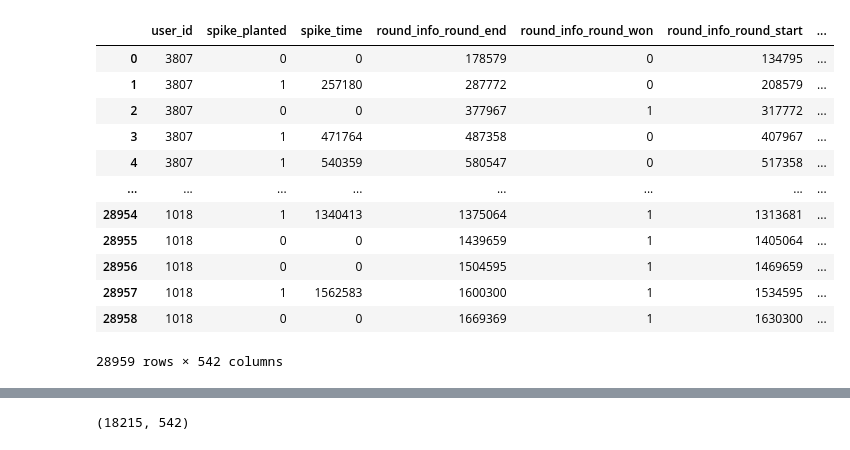
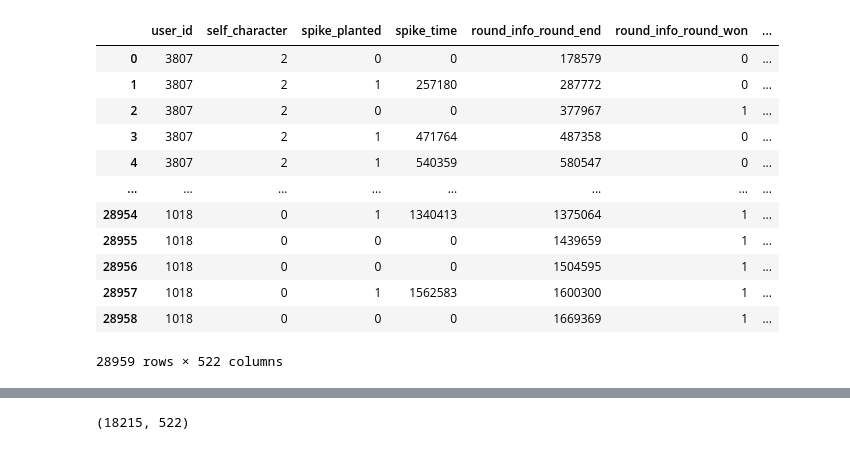
Before and after one commit to sophiacofone/valorant_omnic, a Jupyter notebook: notebooks/cluster.ipynb, the cells around one changed output, grey strips where cells are left out. Saved outputs shown, nothing was run; the diff lists cells and outputs as text; code cells hidden in the pictures.

```diff
--- a/notebooks/cluster.ipynb
+++ b/notebooks/cluster.ipynb
@@ -5,22 +5,22 @@ from sklearn.manifold import TSNE
 import matplotlib.pyplot as plt
 from sklearn.preprocessing import StandardScaler
 # %%
-df = pd.read_csv('wl_alldf_prepro_data.csv')
+df = pd.read_csv('roles_alldf_prepro_data.csv')
 df
 # %% [output]
-|  | user_id | spike_planted | spike_time | round_info_round_end | round_info_round_won | round_info_round_start | ... |
-| 0 | 3807 | 0 | 0 | 178579 | 0 | 134795 | ... |
-| 1 | 3807 | 1 | 257180 | 287772 | 0 | 208579 | ... |
-| 2 | 3807 | 0 | 0 | 377967 | 1 | 317772 | ... |
-| 3 | 3807 | 1 | 471764 | 487358 | 0 | 407967 | ... |
-| 4 | 3807 | 1 | 540359 | 580547 | 0 | 517358 | ... |
+|  | user_id | self_character | spike_planted | spike_time | round_info_round_end | round_info_round_won | ... |
+| 0 | 3807 | 2 | 0 | 0 | 178579 | 0 | ... |
+| 1 | 3807 | 2 | 1 | 257180 | 287772 | 0 | ... |
+| 2 | 3807 | 2 | 0 | 0 | 377967 | 1 | ... |
+| 3 | 3807 | 2 | 1 | 471764 | 487358 | 0 | ... |
+| 4 | 3807 | 2 | 1 | 540359 | 580547 | 0 | ... |
 | ... | ... | ... | ... | ... | ... | ... | ... |
-| 28954 | 1018 | 1 | 1340413 | 1375064 | 1 | 1313681 | ... |
-| 28955 | 1018 | 0 | 0 | 1439659 | 1 | 1405064 | ... |
-| 28956 | 1018 | 0 | 0 | 1504595 | 1 | 1469659 | ... |
-| 28957 | 1018 | 1 | 1562583 | 1600300 | 1 | 1534595 | ... |
-| 28958 | 1018 | 0 | 0 | 1669369 | 1 | 1630300 | ... |
+| 28954 | 1018 | 0 | 1 | 1340413 | 1375064 | 1 | ... |
+| 28955 | 1018 | 0 | 0 | 0 | 1439659 | 1 | ... |
+| 28956 | 1018 | 0 | 0 | 0 | 1504595 | 1 | ... |
+| 28957 | 1018 | 0 | 1 | 1562583 | 1600300 | 1 | ... |
+| 28958 | 1018 | 0 | 0 | 0 | 1669369 | 1 | ... |
-28959 rows × 542 columns
+28959 rows × 522 columns
 # %%
 unique_values = df['user_id'].value_counts()
 unique_values[:50]
@@ -48,4 +48,4 @@ filter_values = [3806,69,3804,3808,3807,1013,1012,63,1010,77,1011]
 filtered_df = df[df['user_id'].isin(filter_values)]
 filtered_df.shape
 # %% [output]
-(18215, 542)
+(18215, 522)
```
Also changed, not shown: parts of 7 cells of this notebook, 3 other files.
